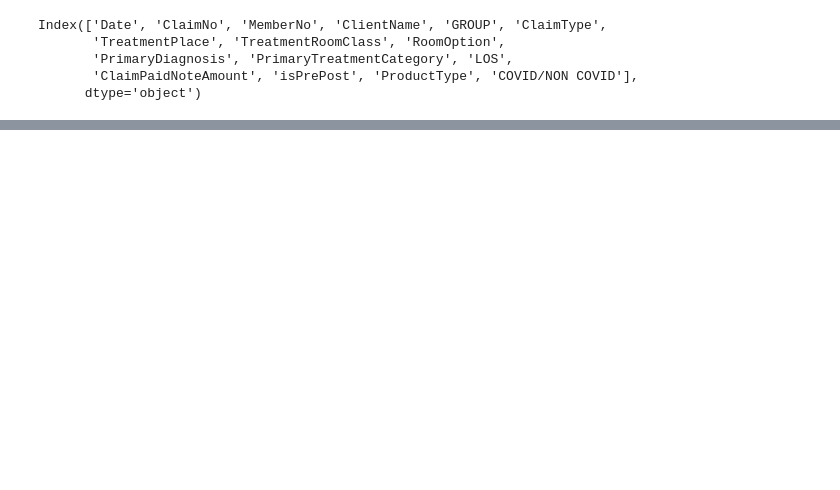
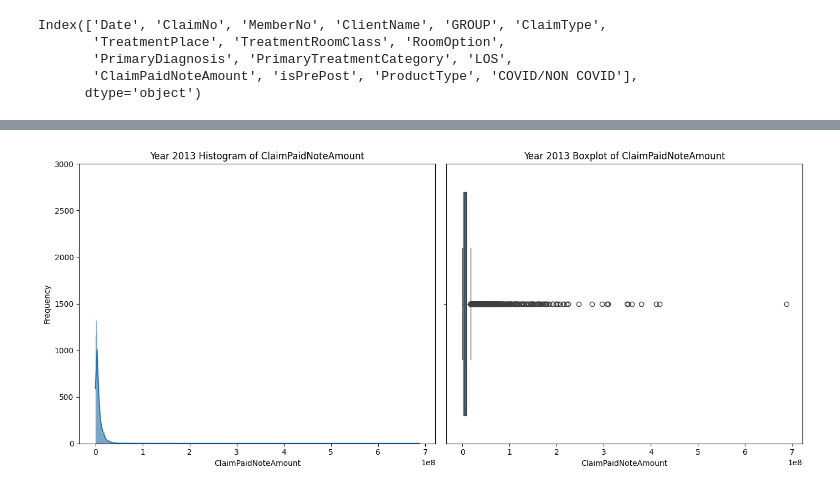
Before and after one commit to aymanrafif/health-ds-code-docs, a Jupyter notebook: concat and check distribution.ipynb, the cells around one changed output, grey strips where cells are left out. Drawn from its saved outputs; the diff is of its cells as text; code cells hidden in the pictures; blank space fills up the shorter version.

Commit message:
commit distribution

```diff
--- a/concat and check distribution.ipynb
+++ b/concat and check distribution.ipynb
@@ -207,6 +250,8 @@ Index(['Date', 'ClaimNo', 'MemberNo', 'ClientName', 'GROUP', 'ClaimType',
        'PrimaryDiagnosis', 'PrimaryTreatmentCategory', 'LOS',
        'ClaimPaidNoteAmount', 'isPrePost', 'ProductType', 'COVID/NON COVID'],
       dtype='object')
+# %%
+df_1923_full['Date'] = pd.to_datetime(df_1923_full['Date'])
 # %%
 df_1323_full = pd.concat([df_1315_full, df_1618_full, df_1923_full])
 # %%
@@ -215,0 +290,4 @@ df_1323_full.shape
+# %%
+df_1323_full['Year'] = df_1323_full['Date'].dt.year
+# %%
+df_1323_full['ClaimPaidNoteAmount'] = pd.to_numeric(df_1323_full['ClaimPaidNoteAmount'])
@@ -215,0 +310,32 @@ df_1323_full.shape
+# %%
+import matplotlib.pyplot as plt
+import seaborn as sns
+
+def plot_claim_distribution_single(df, column_name='ClaimPaidNoteAmount', year=2023, hist_ylim=5000):
+    """
+    Plots the distribution of the specified column for a single DataFrame using both histogram and boxplot.
+
+    Parameters:
+        df (pd.DataFrame): The DataFrame containing the data.
+        column_name (str): The name of the column to visualize.
+        year (int): The year corresponding to the DataFrame (used for title).
+        hist_ylim (int): The y-axis limit for the histogram.
+    """
+    # Create a figure with two subplots (1 row, 2 columns)
+    fig, (ax1, ax2) = plt.subplots(1, 2, figsize=(14, 6))
+
+    # Histogram with KDE
+    sns.histplot(data=df, x=column_name, kde=True, ax=ax1)
+    ax1.set_title(f'Year {year} Histogram of {column_name}')
+    ax1.set_xlabel(column_name)
+    ax1.set_ylabel('Frequency')
+    ax1.set_ylim([0, hist_ylim])  # Set the y-limit of the histogram
+
+    # Boxplot
+    sns.boxplot(data=df, x=column_name, ax=ax2)
+    ax2.set_title(f'Year {year} Boxplot of {column_name}')
+    ax2.set_xlabel(column_name)
+
+    # Adjust layout
+    plt.tight_layout()
+    plt.show()
@@ -215,0 +366,4 @@ df_1323_full.shape
+# %%
+plot_claim_distribution_single(df_sc_13, year=2013, hist_ylim=3000)
+# %% [output]
+[figure, added]
```
Also changed, not shown: parts of 25 cells of this notebook.
